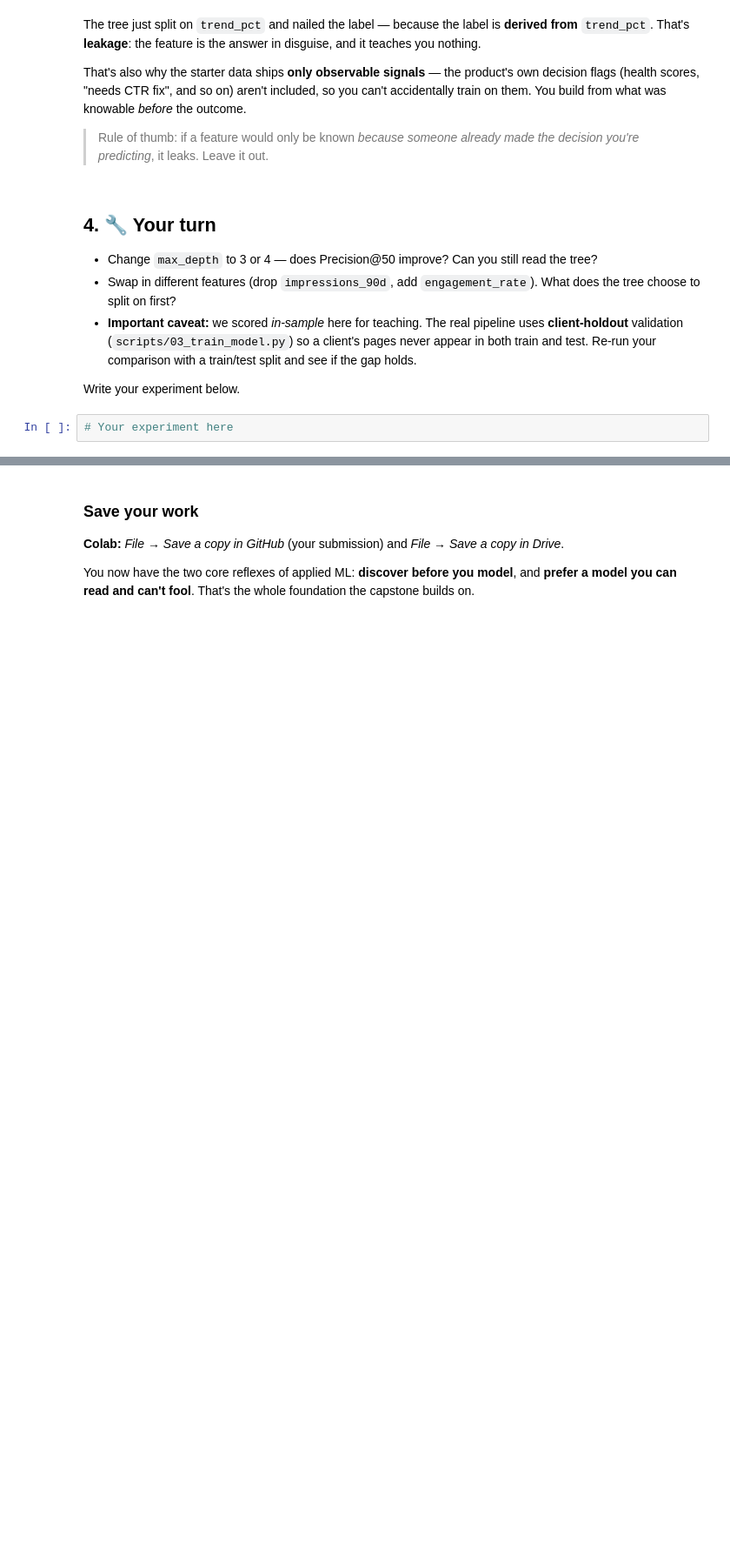
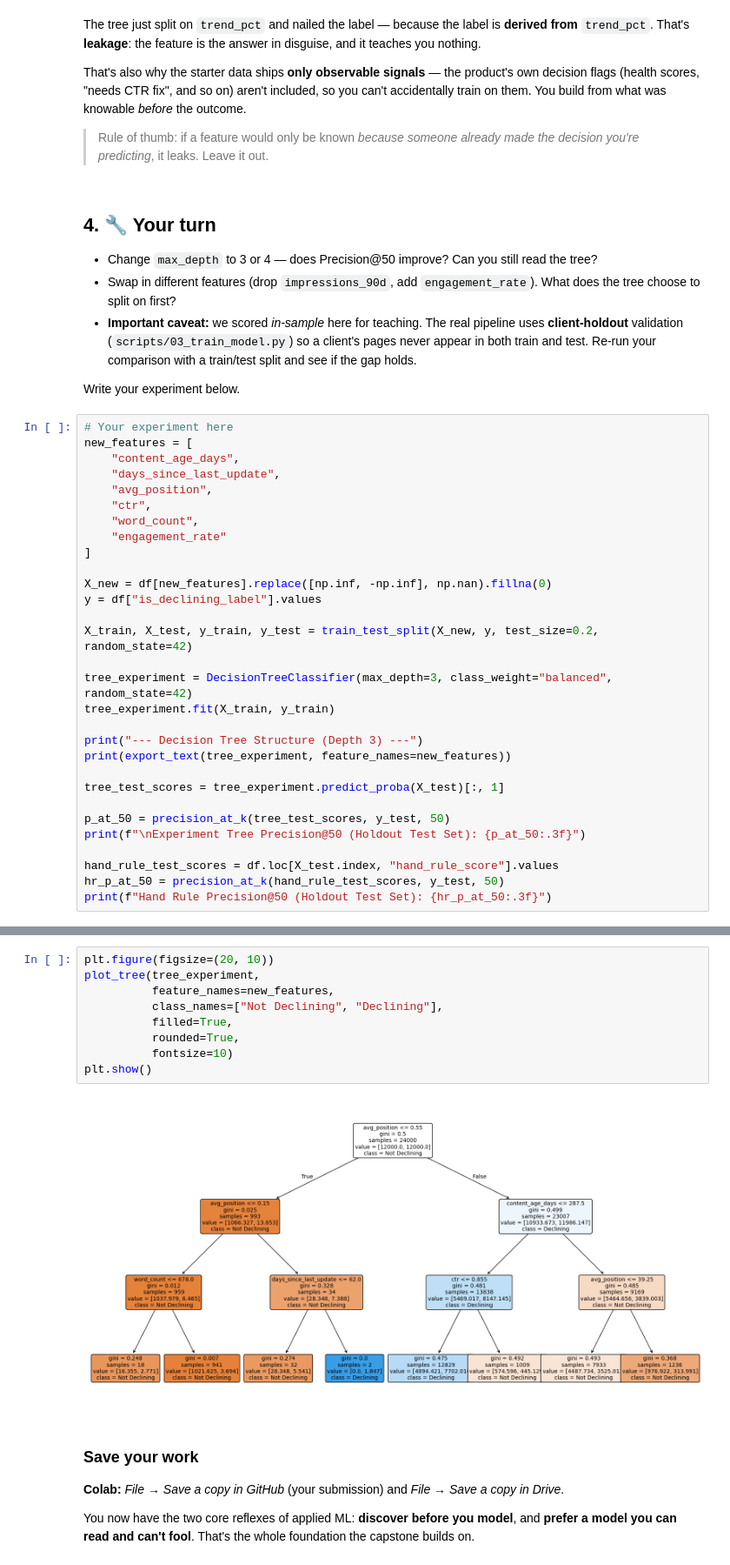
Before and after one commit to Naeem34245/FlyRank-ML-INTERN, a Jupyter notebook: notebooks/02_your_first_readable_model.ipynb, the cells around one changed output, grey strips where cells are left out. Shown at 87% size. Drawn from its saved outputs; the diff is of its cells as text; blank space fills up the shorter version.

```diff
--- a/notebooks/02_your_first_readable_model.ipynb
+++ b/notebooks/02_your_first_readable_model.ipynb
@@ -145,3 +151,31 @@ That's also why the starter data ships **only observable signals** — the produ
 Write your experiment below.
 # %%
 # Your experiment here
+new_features = [
+    "content_age_days",
+    "days_since_last_update",
+    "avg_position",
+    "ctr",
+    "word_count",
+    "engagement_rate"
+]
+
+X_new = df[new_features].replace([np.inf, -np.inf], np.nan).fillna(0)
+y = df["is_declining_label"].values
+
+X_train, X_test, y_train, y_test = train_test_split(X_new, y, test_size=0.2, random_state=42)
+
+tree_experiment = DecisionTreeClassifier(max_depth=3, class_weight="balanced", random_state=42)
+tree_experiment.fit(X_train, y_train)
+
+print("--- Decision Tree Structure (Depth 3) ---")
+print(export_text(tree_experiment, feature_names=new_features))
+
+tree_test_scores = tree_experiment.predict_proba(X_test)[:, 1]
+
+p_at_50 = precision_at_k(tree_test_scores, y_test, 50)
+print(f"\nExperiment Tree Precision@50 (Holdout Test Set): {p_at_50:.3f}")
+
+hand_rule_test_scores = df.loc[X_test.index, "hand_rule_score"].values
+hr_p_at_50 = precision_at_k(hand_rule_test_scores, y_test, 50)
+print(f"Hand Rule Precision@50 (Holdout Test Set): {hr_p_at_50:.3f}")
@@ -148,3 +200,14 @@ Write your experiment below.
+# %%
+plt.figure(figsize=(20, 10))
+plot_tree(tree_experiment,
+          feature_names=new_features,
+          class_names=["Not Declining", "Declining"],
+          filled=True,
+          rounded=True,
+          fontsize=10)
+plt.show()
+# %% [output]
+[figure, added]
 # %% [markdown]
 ### Save your work
 **Colab:** *File → Save a copy in GitHub* (your submission) and *File → Save a copy in Drive*.
```
Also changed, not shown: parts of 2 cells of this notebook.
